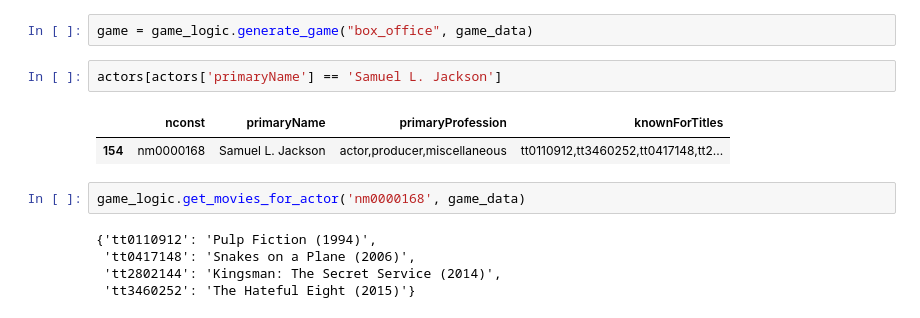
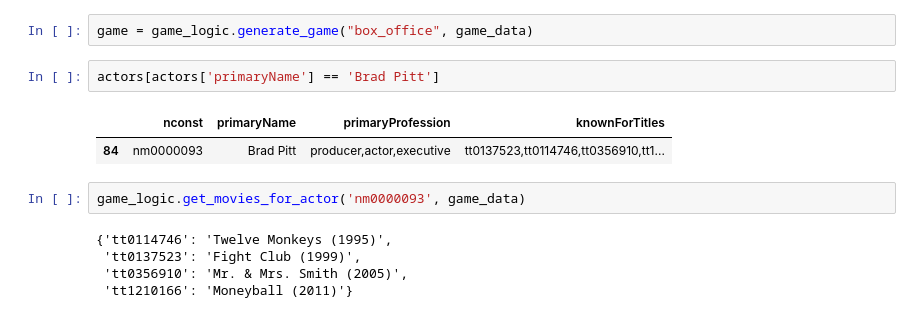
Before and after one commit to Shilord/Data515_MediaAnalysis_FinalProj, a Jupyter notebook: game_logic/testing.ipynb, the cells around one changed output. Saved outputs shown, nothing was run; the diff lists cells and outputs as text.

```diff
--- a/game_logic/testing.ipynb
+++ b/game_logic/testing.ipynb
@@ -77,14 +77,14 @@ game_data = game_logic.load_data('../data/game_data.pkl')
 # %%
 game = game_logic.generate_game("box_office", game_data)
 # %%
-actors[actors['primaryName'] == 'Samuel L. Jackson']
+actors[actors['primaryName'] == 'Brad Pitt']
 # %% [output]
 |  | nconst | primaryName | primaryProfession | knownForTitles |
-| 154 | nm0000168 | Samuel L. Jackson | actor,producer,miscellaneous | tt0110912,tt3460252,tt0417148,tt2... |
+| 84 | nm0000093 | Brad Pitt | producer,actor,executive | tt0137523,tt0114746,tt0356910,tt1... |
 # %%
-game_logic.get_movies_for_actor('nm0000168', game_data)
+game_logic.get_movies_for_actor('nm0000093', game_data)
 # %% [output]
-{'tt0110912': 'Pulp Fiction (1994)',
- 'tt0417148': 'Snakes on a Plane (2006)',
- 'tt2802144': 'Kingsman: The Secret Service (2014)',
- 'tt3460252': 'The Hateful Eight (2015)'}
+{'tt0114746': 'Twelve Monkeys (1995)',
+ 'tt0137523': 'Fight Club (1999)',
+ 'tt0356910': 'Mr. & Mrs. Smith (2005)',
+ 'tt1210166': 'Moneyball (2011)'}
```
Also changed, not shown: parts of 1 cell of this notebook.
